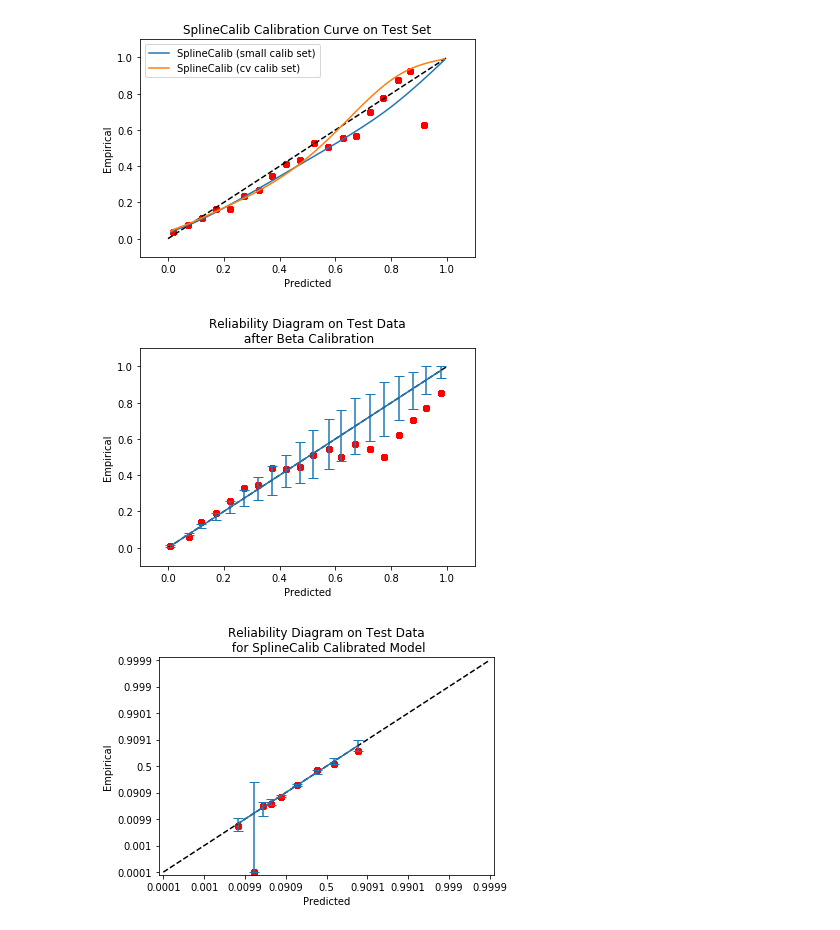
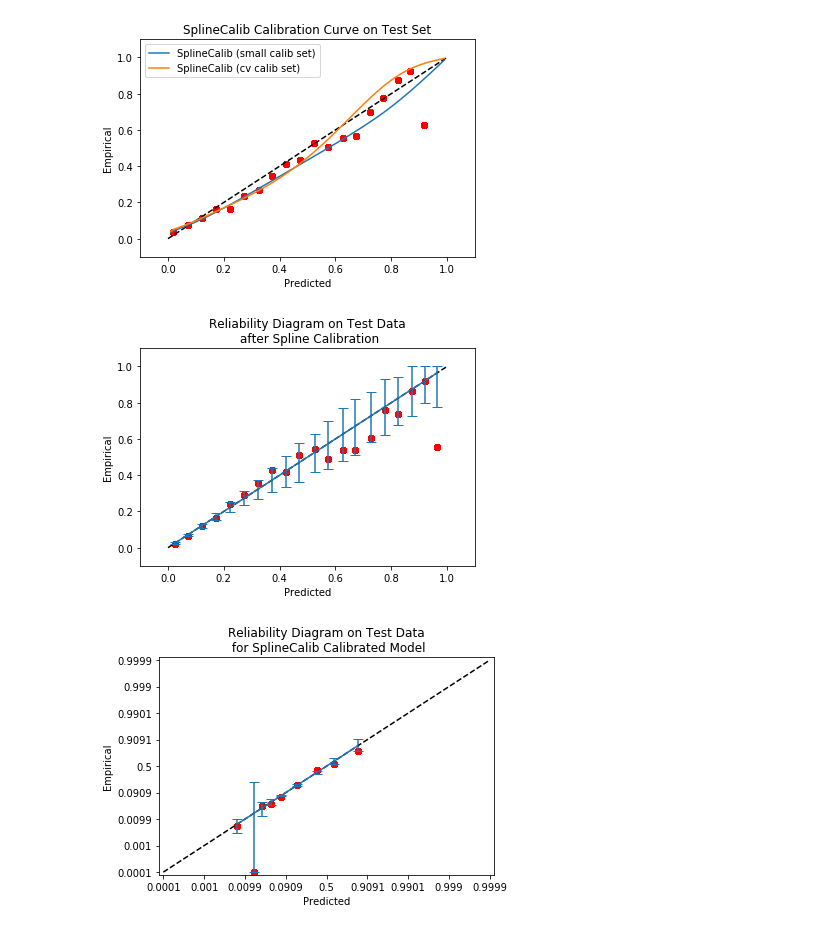
Before and after one commit to numeristical/resources, a Jupyter notebook: CalibrationWorkshop/Calibration_Workshop_1.ipynb, the cells around one changed output. Cells and saved outputs as stored; diff of their text form; code cells hidden in the pictures.

Commit message:
Calibration Workshop Notebooks

```diff
--- a/CalibrationWorkshop/Calibration_Workshop_1.ipynb
+++ b/CalibrationWorkshop/Calibration_Workshop_1.ipynb
@@ -789,10 +789,10 @@ plt.legend();
 # %% [output]
 [figure]
 # %%
-mli.plot_reliability_diagram(y_test_1, testset_bc_probs_cv);
-plt.title('Reliability Diagram on Test Data\n after Beta Calibration');
+mli.plot_reliability_diagram(y_test_1, testset_splinecalib_probs_cv);
+plt.title('Reliability Diagram on Test Data\n after Spline Calibration');
 # %% [output]
-[figure, old version]
+[figure, new version]
 # %%
 custom_bins_a = np.array([0,.01,.02,.03,.05, .1, .3, .5, .75, 1])
 rd = mli.plot_reliability_diagram(y_test_1, testset_splinecalib_probs_cv, scaling='logit', bins=custom_bins_a);
```
Also changed, not shown: parts of 23 cells of this notebook, 1 other file.
